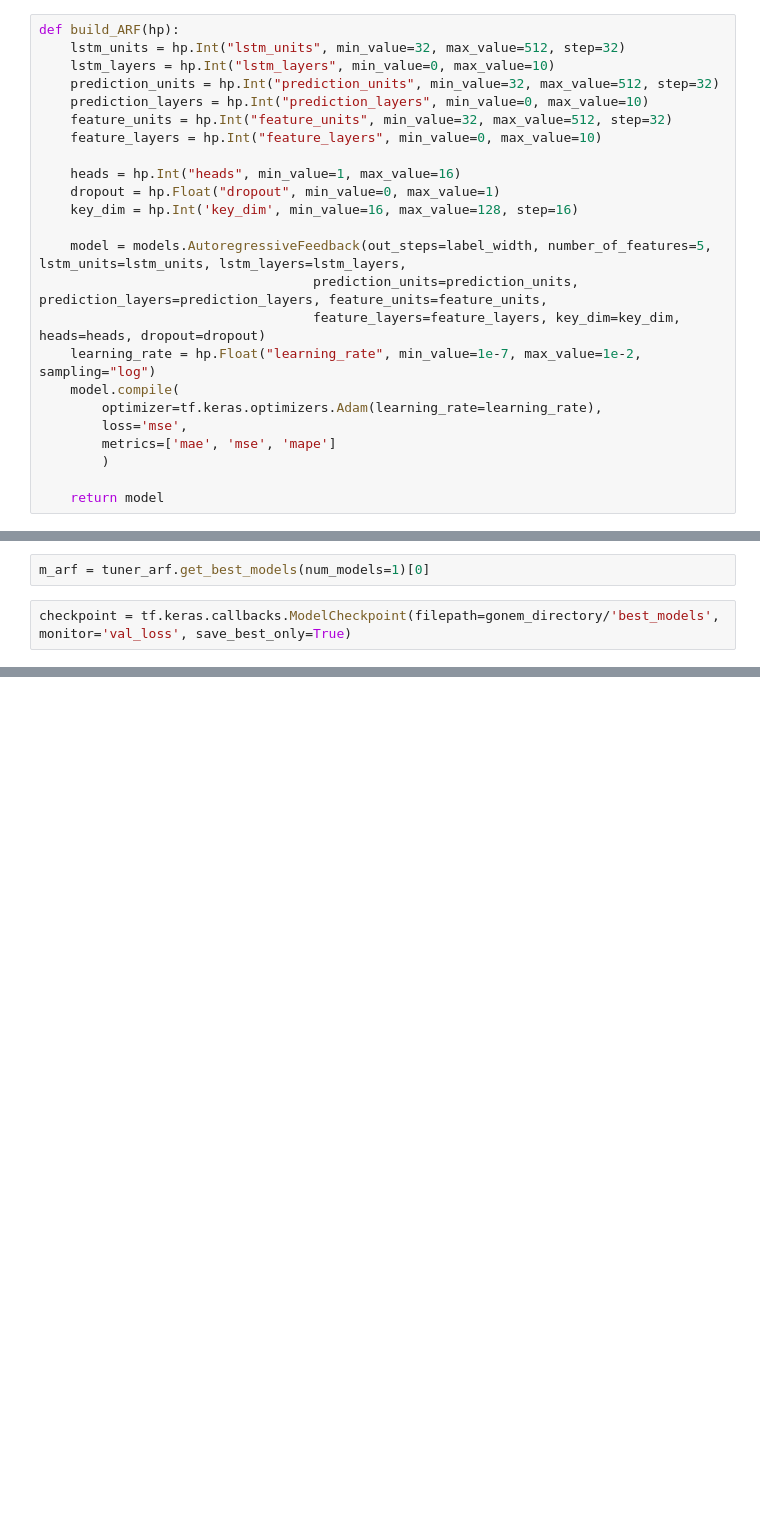
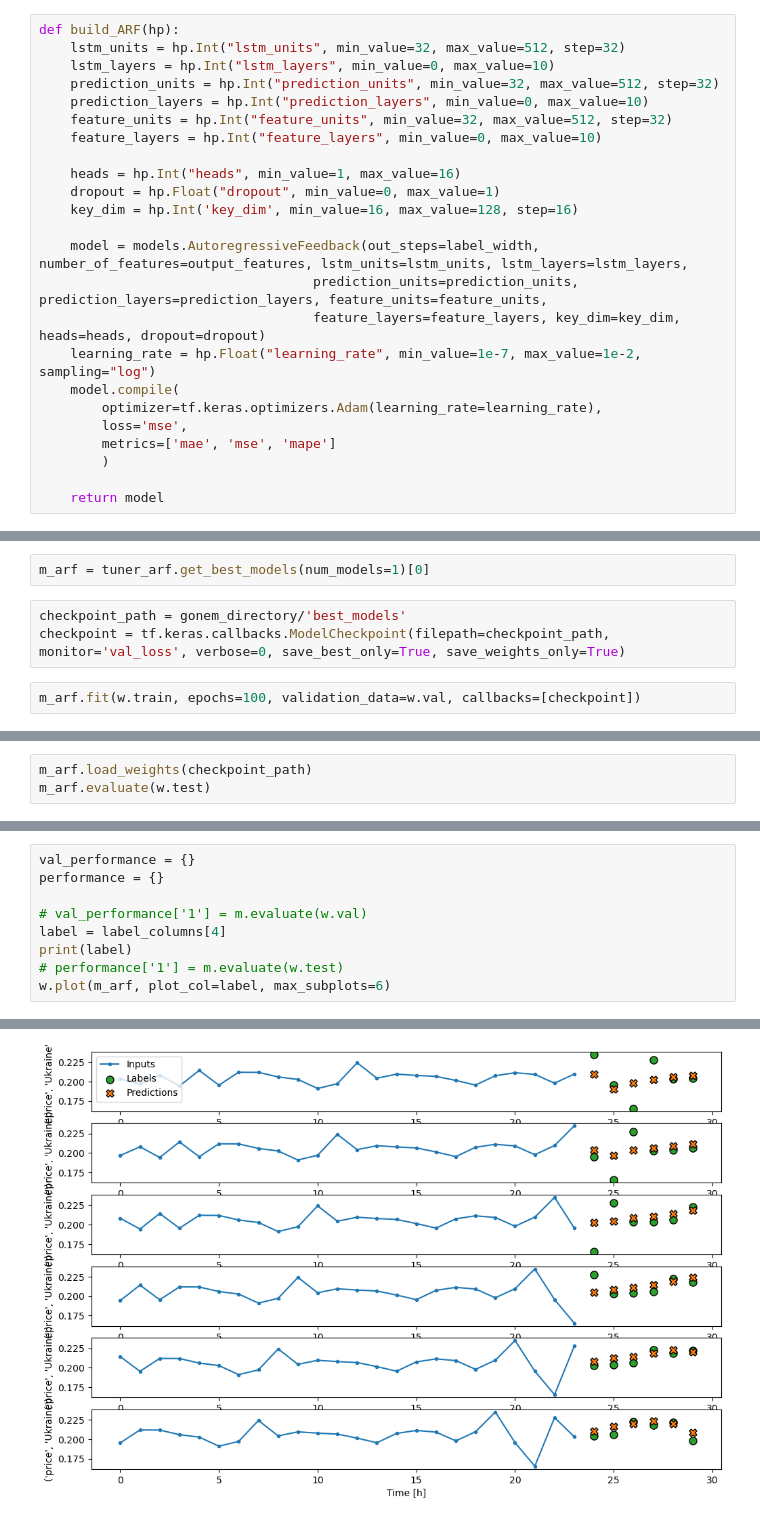
Before and after one commit to Gogonemnem/erasmus-university-rotterdam-assignments, a Jupyter notebook: code/notebooks/Gonem/run.ipynb, the cells around one changed output, grey strips where cells are left out. Cells and saved outputs as stored; diff of their text form; blank space fills up the shorter version.

```diff
--- a/code/notebooks/Gonem/run.ipynb
+++ b/code/notebooks/Gonem/run.ipynb
@@ -121,7 +123,7 @@ def build_ARF(hp):
     dropout = hp.Float("dropout", min_value=0, max_value=1)
     key_dim = hp.Int('key_dim', min_value=16, max_value=128, step=16)
 
-    model = models.AutoregressiveFeedback(out_steps=label_width, number_of_features=5, lstm_units=lstm_units, lstm_layers=lstm_layers,
+    model = models.AutoregressiveFeedback(out_steps=label_width, number_of_features=output_features, lstm_units=lstm_units, lstm_layers=lstm_layers,
                                    prediction_units=prediction_units, prediction_layers=prediction_layers, feature_units=feature_units,
                                    feature_layers=feature_layers, key_dim=key_dim, heads=heads, dropout=dropout)
     learning_rate = hp.Float("learning_rate", min_value=1e-7, max_value=1e-2, sampling="log")
@@ -253,4 +255,7 @@ tuner_ed.search(w.train, epochs=1000, validation_data=w.val, verbose=2)
 # %%
 m_arf = tuner_arf.get_best_models(num_models=1)[0]
 # %%
-checkpoint = tf.keras.callbacks.ModelCheckpoint(filepath=gonem_directory/'best_models', monitor='val_loss', save_best_only=True)
+checkpoint_path = gonem_directory/'best_models'
+checkpoint = tf.keras.callbacks.ModelCheckpoint(filepath=checkpoint_path, monitor='val_loss', verbose=0, save_best_only=True, save_weights_only=True)
+# %%
+m_arf.fit(w.train, epochs=100, validation_data=w.val, callbacks=[checkpoint])
@@ -256,0 +281,3 @@ checkpoint = tf.keras.callbacks.ModelCheckpoint(filepath=gonem_directory/'best_m
+# %%
+m_arf.load_weights(checkpoint_path)
+m_arf.evaluate(w.test)
@@ -256,0 +287,10 @@ checkpoint = tf.keras.callbacks.ModelCheckpoint(filepath=gonem_directory/'best_m
+# %%
+val_performance = {}
+performance = {}
+
+# val_performance['1'] = m.evaluate(w.val)
+label = label_columns[4]
+print(label)
+# performance['1'] = m.evaluate(w.test)
+w.plot(m_arf, plot_col=label, max_subplots=6)
+# %% [output]
@@ -256,0 +298 @@ checkpoint = tf.keras.callbacks.ModelCheckpoint(filepath=gonem_directory/'best_m
+[figure, added]
```
Also changed, not shown: parts of 14 cells of this notebook.
